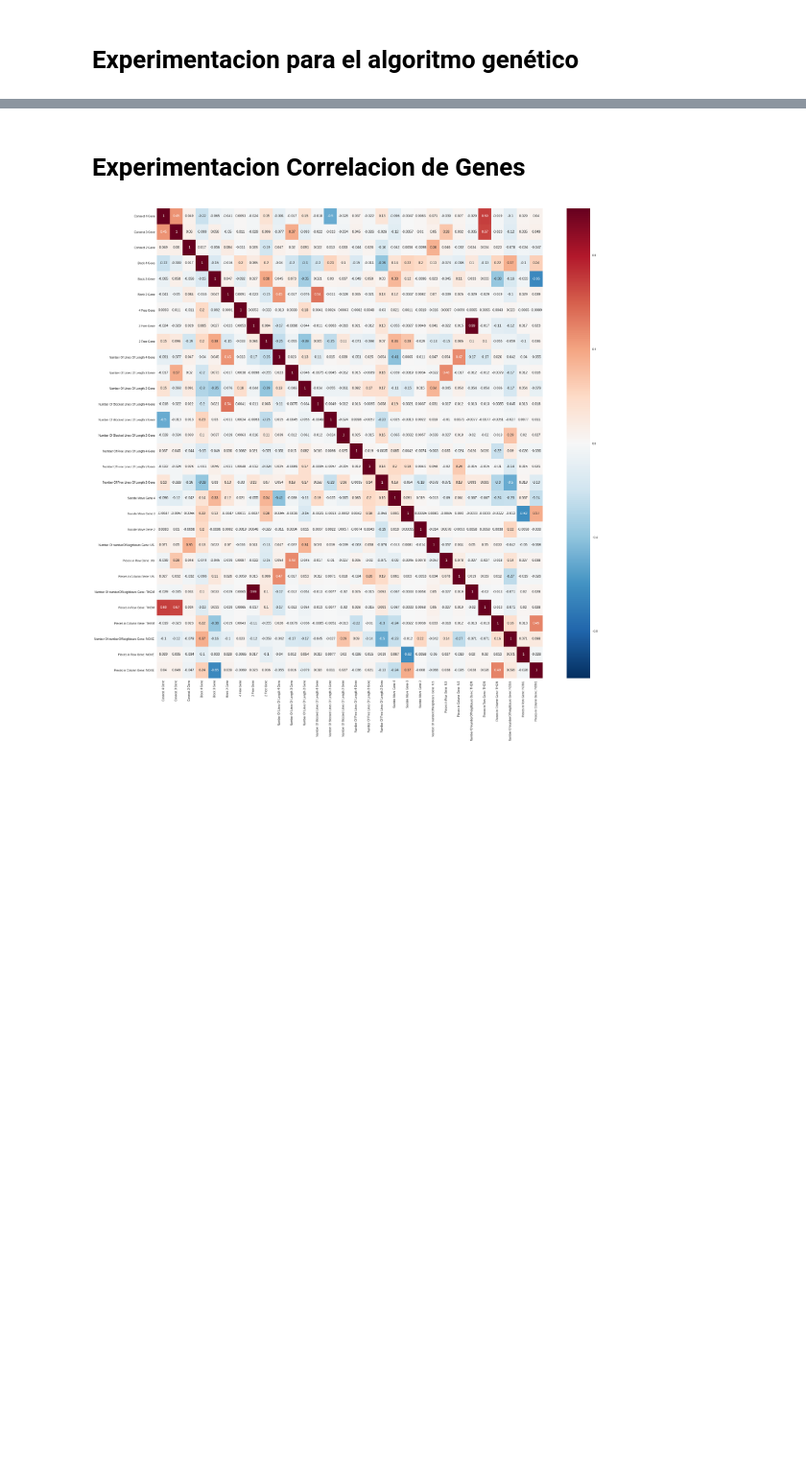
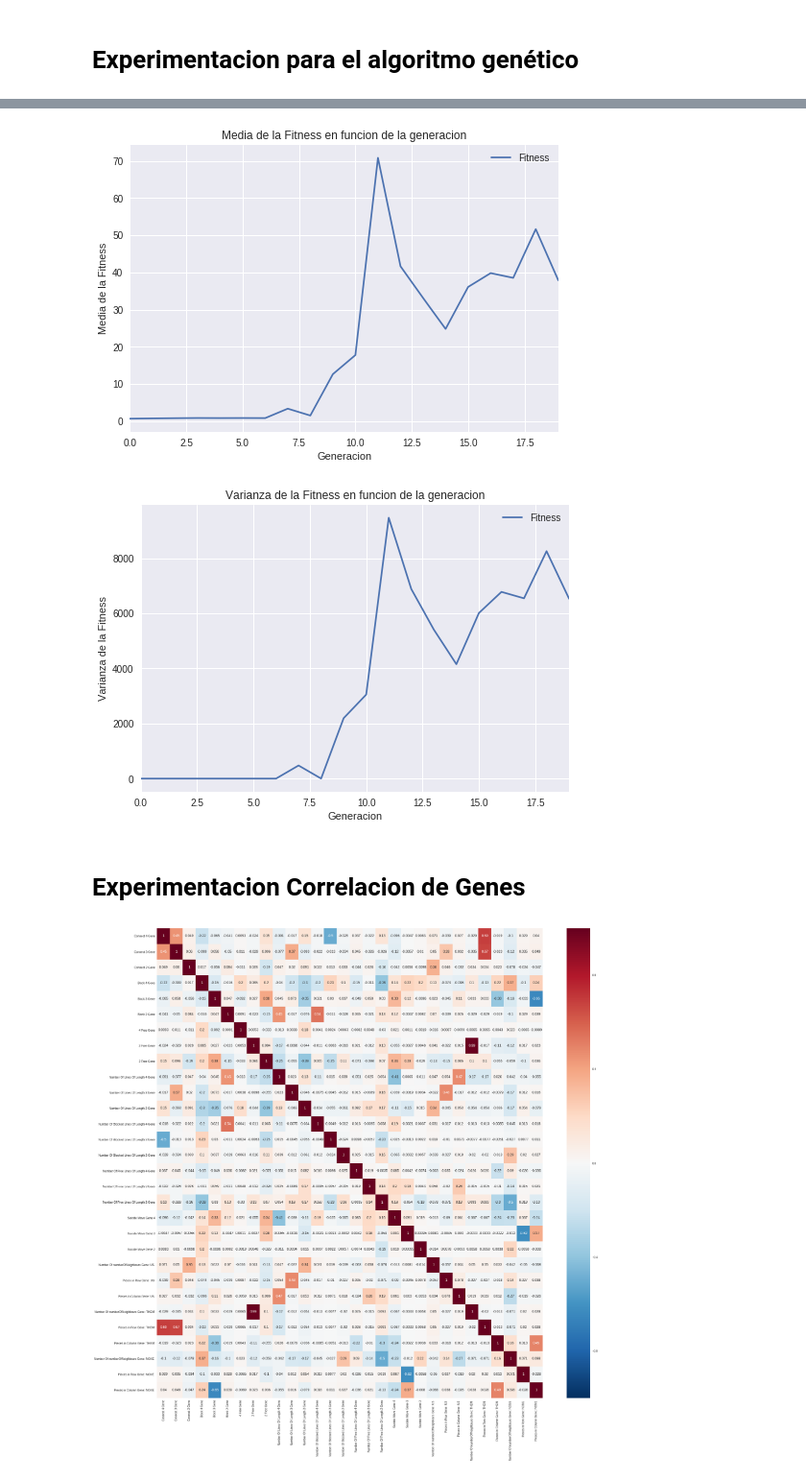
Before and after one commit to colltoaction/startup3-algo3, a Jupyter notebook: experimentacion/Untitled.ipynb, the cells around one changed output, grey strips where cells are left out. Shown: that part at 96% size. Saved outputs shown, nothing was run; the diff lists cells and outputs as text; code cells hidden in the pictures; blank space fills up the shorter version.

Commit message:
dos fitness ploteadas

```diff
--- a/experimentacion/Untitled.ipynb
+++ b/experimentacion/Untitled.ipynb
@@ -39,20 +41,23 @@ plt.show()
 # %%
-dfResultados = pd.read_csv('./fitness2.out', delimiter=";")
-dfVariance = dfResultados.groupby('Generacion').var()
-dfMean = dfResultados.groupby('Generacion').mean()
+dfResultadosFitness2 = pd.read_csv('./fitness2.out', delimiter=";")
+dfVariance = dfResultadosFitness2.groupby('Generacion').var()
+dfMean = dfResultadosFitness2.groupby('Generacion').mean()
 
 ax = dfMean.plot(logy=False)
 ax.set_ylabel("Media de la Fitness")
 ax.set_xlabel("Generacion")
 plt.title("Media de la Fitness en funcion de la generacion")
 plt.show()
 
 
 ax = dfVariance.plot(logy=False)
 ax.set_ylabel("Varianza de la Fitness")
 ax.set_xlabel("Generacion")
 plt.title("Varianza de la Fitness en funcion de la generacion")
 plt.show()
+# %% [output]
+[figure, added]
+[figure, added]
 # %% [markdown]
 # Experimentacion Correlacion de Genes
 # %%
```
Also changed, not shown: parts of 3 cells of this notebook, 3 other files.
